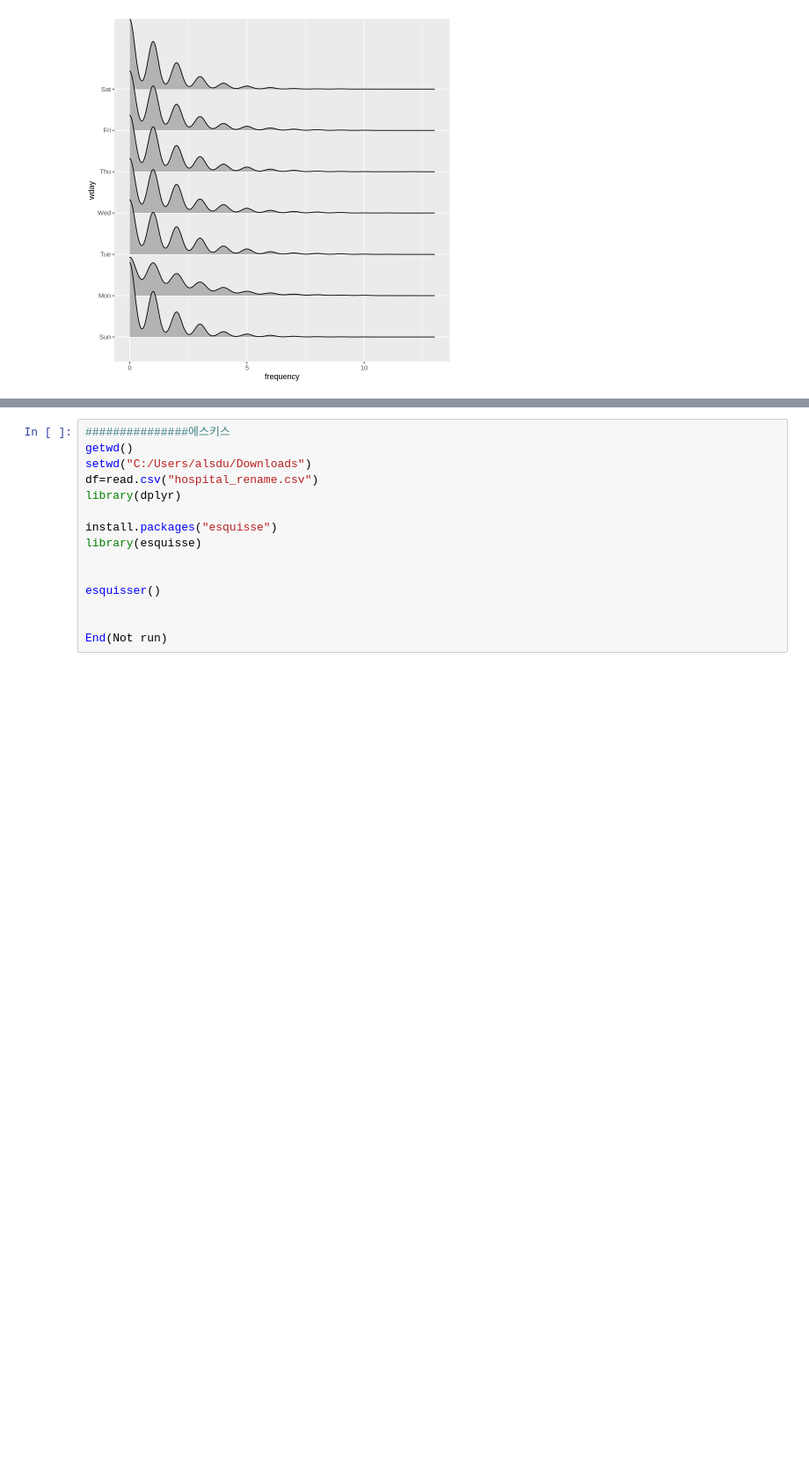
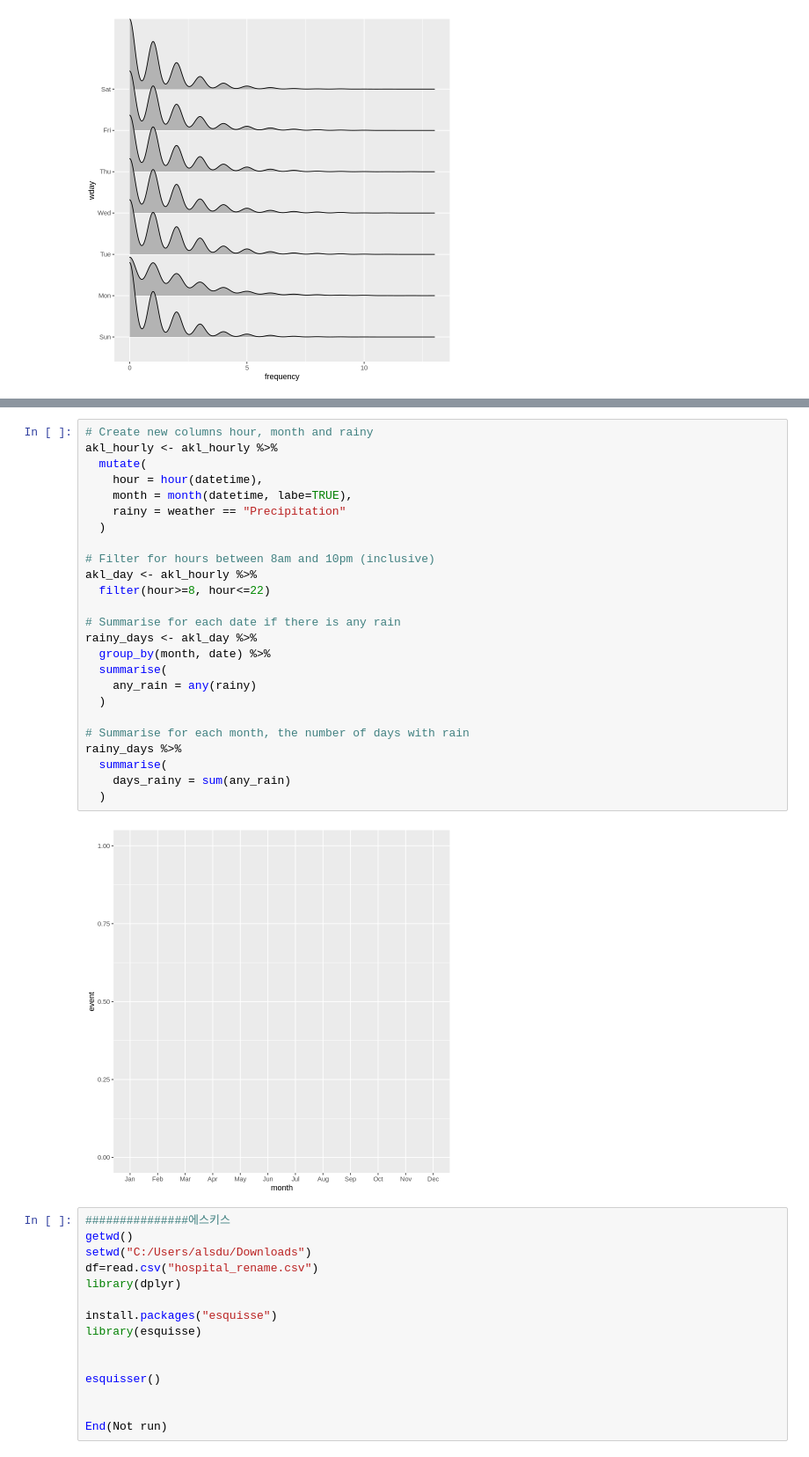
Before and after one commit to min02yam/Prediction-of-Cardiovascular-Disease-Incidence-using-machine-learning, a Jupyter notebook: hospital_Eda.ipynb, the cells around one changed output, grey strips where cells are left out. Shown at 88% size. Drawn from its saved outputs; the diff is of its cells as text; blank space fills up the shorter version.

```diff
--- a/hospital_Eda.ipynb
+++ b/hospital_Eda.ipynb
@@ -422,3 +523,30 @@ ggplot(df_date_month, aes(x = frequency, y = wday, height = ..density..)) +
+# %%
+# Create new columns hour, month and rainy
+akl_hourly <- akl_hourly %>%
+  mutate(
+    hour = hour(datetime),
+    month = month(datetime, labe=TRUE),
+    rainy = weather == "Precipitation"
+  )
+
+# Filter for hours between 8am and 10pm (inclusive)
+akl_day <- akl_hourly %>%
+  filter(hour>=8, hour<=22)
+
+# Summarise for each date if there is any rain
+rainy_days <- akl_day %>%
+  group_by(month, date) %>%
+  summarise(
+    any_rain = any(rainy)
+  )
+
+# Summarise for each month, the number of days with rain
+rainy_days %>%
+  summarise(
+    days_rainy = sum(any_rain)
+  )
+# %% [output]
+[figure, added]
 # %%
 ###############에스키스
 getwd()
```
Also changed, not shown: parts of 22 cells of this notebook.
